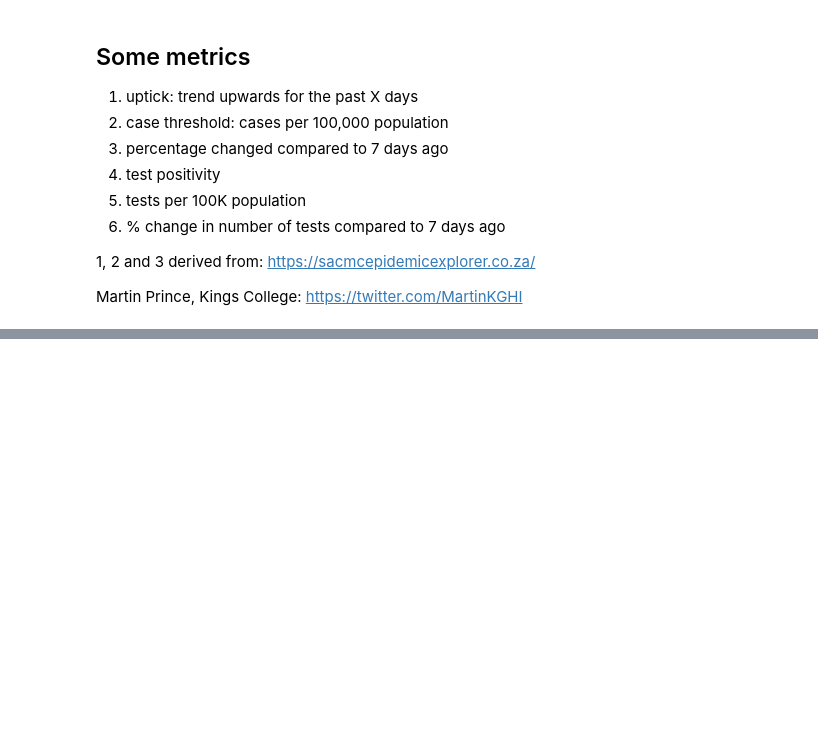
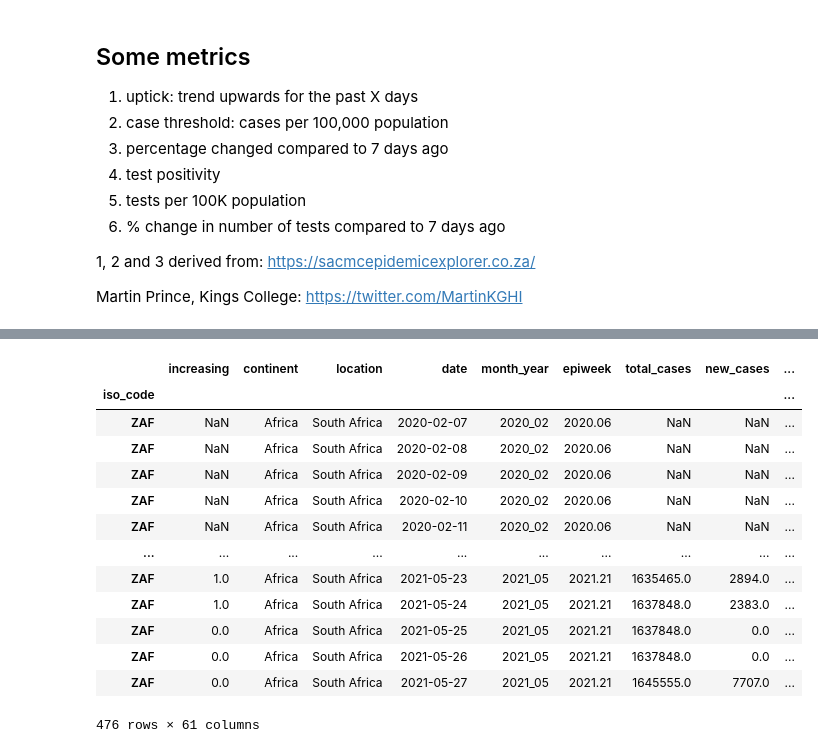
Before and after one commit to pvanheus/covid19_data_experiments, a Jupyter notebook: covid19_testing_chapter.ipynb, the cells around one changed output, grey strips where cells are left out. Cells and saved outputs as stored; diff of their text form; code cells hidden in the pictures; blank space fills up the shorter version.

Commit message:
Add code to compute rolling increase in cases

```diff
--- a/covid19_testing_chapter.ipynb
+++ b/covid19_testing_chapter.ipynb
@@ -40,7 +40,7 @@ hcw_data
 | 2020.21 | NaN |
 68 rows × 1 columns
 # %%
-covid19_data = pd.read_csv('data/owid-covid-data.csv', index_col=0)
+covid19_data = pd.read_csv('data/owid-covid-data.csv.gz', index_col=0)
 covid19_data
 # %% [output]
 |  | continent | location | date | total_cases | new_cases | new_cases_smoothed | total_deaths | new_deaths | ... |
@@ -203,3 +203,11 @@ alt.Chart(sa_covid19_data, width=1000).mark_line(color='red').encode(x=alt.X('ye
 1, 2 and 3 derived from: https://sacmcepidemicexplorer.co.za/
 
 Martin Prince, Kings College: https://twitter.com/MartinKGHI
+# %%
+# compute when a range is monotonically increasing
+def is_increasing(arr):
+    for i in range(1, len(arr)):
+        if arr[i-1] >= arr[i]:
+            return False
+    else:
+        return True
@@ -205,0 +248,19 @@ Martin Prince, Kings College: https://twitter.com/MartinKGHI
+# %%
+data = sa_covid19_data.copy()
+data.insert(0, 'increasing', sa_covid19_data.new_cases_smoothed.rolling(3).apply(is_increasing))
+data
+# %% [output]
+|  | increasing | continent | location | date | month_year | epiweek | total_cases | new_cases | ... |
+| iso_code |  |  |  |  |  |  |  |  | ... |
+| ZAF | NaN | Africa | South Africa | 2020-02-07 | 2020_02 | 2020.06 | NaN | NaN | ... |
+| ZAF | NaN | Africa | South Africa | 2020-02-08 | 2020_02 | 2020.06 | NaN | NaN | ... |
+| ZAF | NaN | Africa | South Africa | 2020-02-09 | 2020_02 | 2020.06 | NaN | NaN | ... |
+| ZAF | NaN | Africa | South Africa | 2020-02-10 | 2020_02 | 2020.06 | NaN | NaN | ... |
+| ZAF | NaN | Africa | South Africa | 2020-02-11 | 2020_02 | 2020.06 | NaN | NaN | ... |
+| ... | ... | ... | ... | ... | ... | ... | ... | ... | ... |
+| ZAF | 1.0 | Africa | South Africa | 2021-05-23 | 2021_05 | 2021.21 | 1635465.0 | 2894.0 | ... |
+| ZAF | 1.0 | Africa | South Africa | 2021-05-24 | 2021_05 | 2021.21 | 1637848.0 | 2383.0 | ... |
+| ZAF | 0.0 | Africa | South Africa | 2021-05-25 | 2021_05 | 2021.21 | 1637848.0 | 0.0 | ... |
+| ZAF | 0.0 | Africa | South Africa | 2021-05-26 | 2021_05 | 2021.21 | 1637848.0 | 0.0 | ... |
+| ZAF | 0.0 | Africa | South Africa | 2021-05-27 | 2021_05 | 2021.21 | 1645555.0 | 7707.0 | ... |
+476 rows × 61 columns
```
Also changed, not shown: parts of 3 cells of this notebook.
